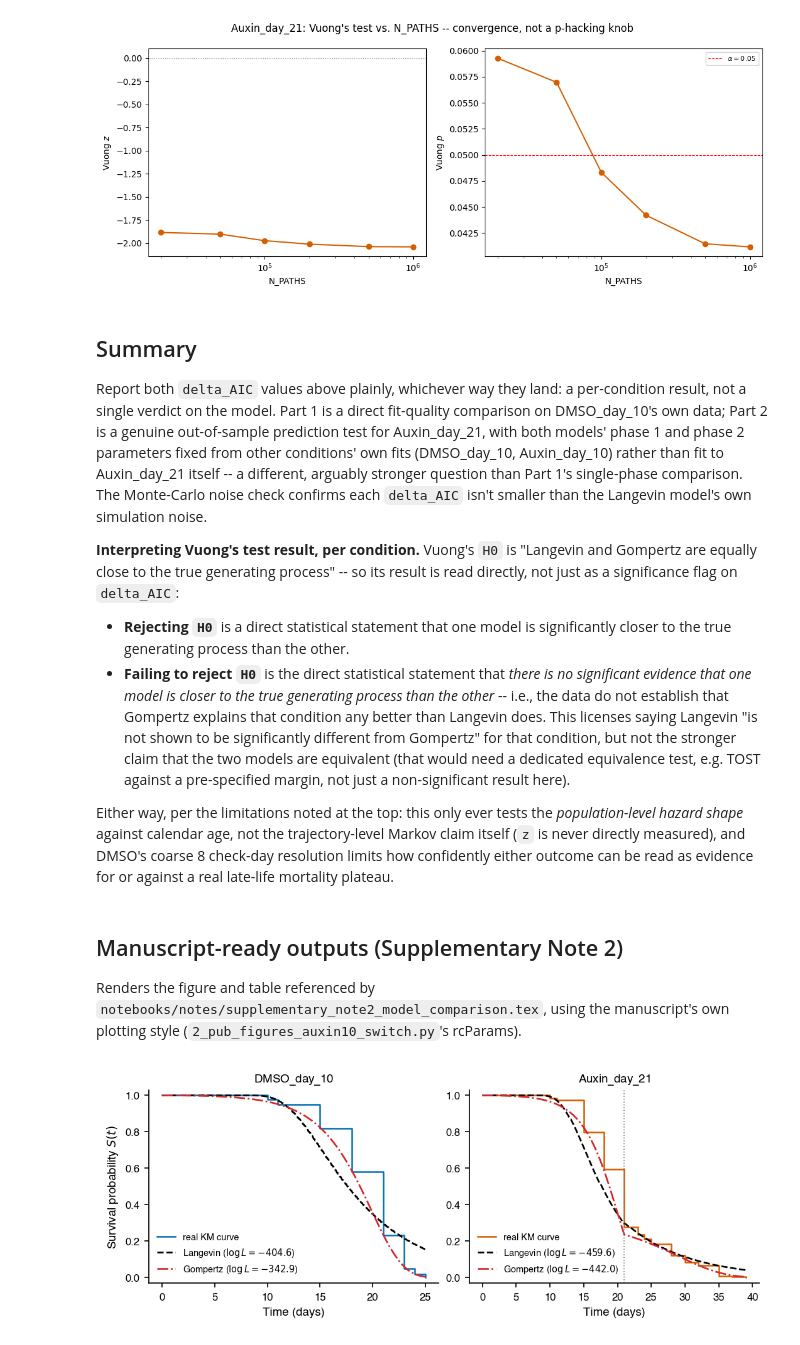
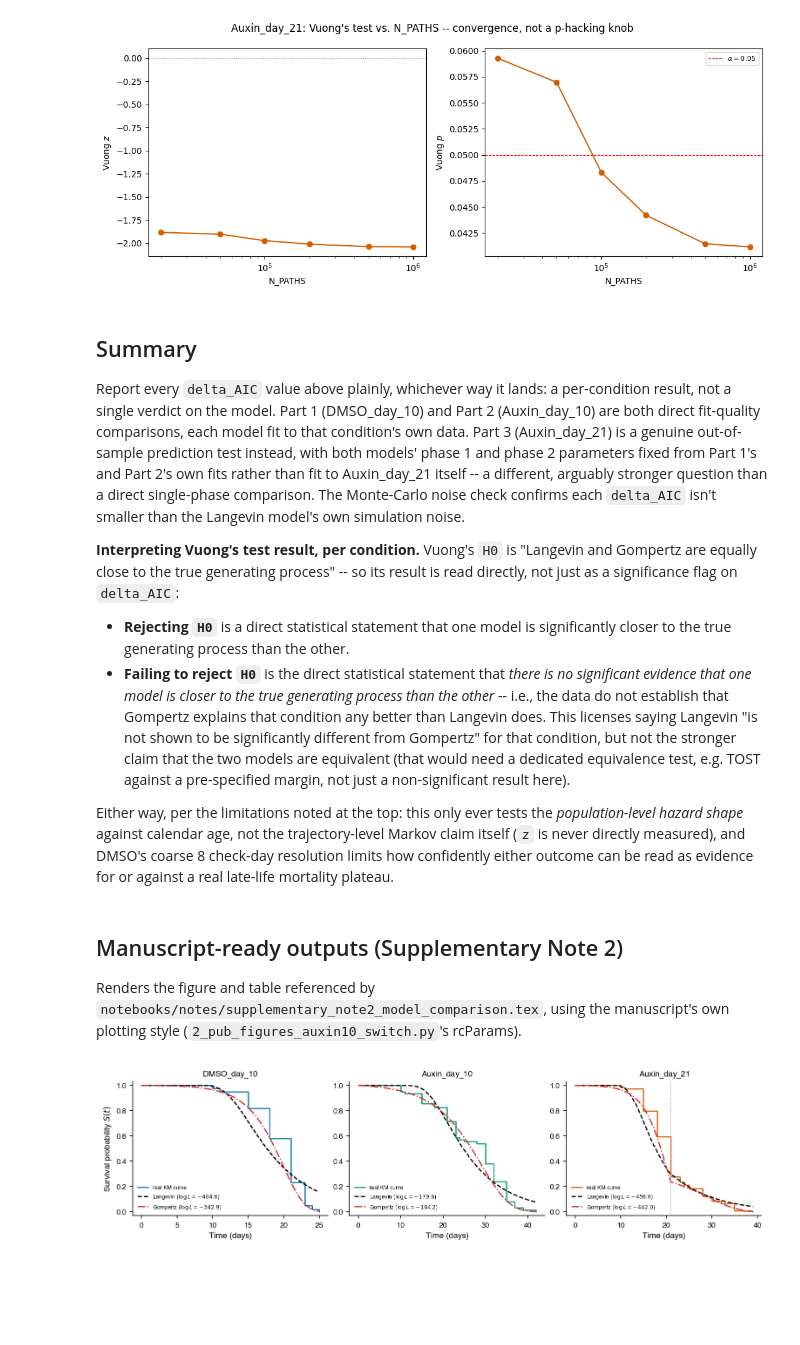
Before and after one commit to GruberComputational/c_elegans_unstable, a Jupyter notebook: notebooks/99_markov_vs_age_dependent.ipynb, the cells around one changed output. Saved outputs shown, nothing was run; the diff lists cells and outputs as text; code cells hidden in the pictures; blank space fills up the shorter version.

```diff
--- a/notebooks/99_markov_vs_age_dependent.ipynb
+++ b/notebooks/99_markov_vs_age_dependent.ipynb
@@ -618,15 +678,15 @@ Langevin logL Monte-Carlo check, Auxin_day_21: mean=-459.9, SE=0.36  (logL_Lange
 # %%
 kmf_auxin21 = kaplan_meier_curve(d_auxin21)
 t_plot21 = np.linspace(0, d_auxin21.t.max(), 400)
-T_plot_sim2 = simulate_two_phase(
+T_plot_sim3 = simulate_two_phase(
     N_PATHS, a0, Z0, alpha1, Z1, sigma_sq0, t_switch, d_auxin21.t.max(), dt=0.1,
 )
-S_langevin2_plot = km_from_fpt(T_plot_sim2, t_plot21, t_max=d_auxin21.t.max())
-S_gomp2_plot = gompertz_survival_two_phase(t_plot21, M0_dmso, alpha_g_dmso, M0_2, alpha_g2, t_switch)
+S_langevin3_plot = km_from_fpt(T_plot_sim3, t_plot21, t_max=d_auxin21.t.max())
+S_gomp3_plot = gompertz_survival_two_phase(t_plot21, M0_dmso, alpha_g_dmso, M0_a10, alpha_g_a10, t_switch)
 
 fig, ax = plt.subplots(figsize=(8, 6))
-plot_survival_comparison(ax, kmf_auxin21, t_plot21, S_langevin2_plot, S_gomp2_plot,
-                          logL_langevin2, logL_gomp2, color="#D55E00",
+plot_survival_comparison(ax, kmf_auxin21, t_plot21, S_langevin3_plot, S_gomp3_plot,
+                          logL_langevin3, logL_gomp3, color="#D55E00",
                           title="Auxin_day_21: Langevin vs. Gompertz model", t_switch=t_switch)
 plt.tight_layout()
 plt.show()
@@ -651,7 +711,7 @@ for n_paths_i in N_PATHS_SWEEP:
     S_langevin_i = langevin_survival_two_phase(
         a0, Z0, alpha1, Z1, sigma_sq0, t_switch, d_auxin21, n_paths=n_paths_i, seed=0,
     )
-    z_i, p_i = vuong_test(S_langevin_i, S_gomp2_grid, d_auxin21, k_langevin2, k_gomp2)
+    z_i, p_i = vuong_test(S_langevin_i, S_gomp3_grid, d_auxin21, k_langevin3, k_gomp3)
     convergence_rows.append({"N_PATHS": n_paths_i, "z": z_i, "p": p_i})
 
 convergence_df = pd.DataFrame(convergence_rows)
@@ -684,15 +744,16 @@ plt.show()
 # %% [markdown]
 ## Summary
 
-Report both `delta_AIC` values above plainly, whichever way they land:
-a per-condition result, not a single verdict on the model. Part 1 is a
-direct fit-quality comparison on DMSO_day_10's own data; Part 2 is a
-genuine out-of-sample prediction test for Auxin_day_21, with both models'
-phase 1 and phase 2 parameters fixed from other conditions' own fits
-(DMSO_day_10, Auxin_day_10) rather than fit to Auxin_day_21 itself --
-a different, arguably stronger question than Part 1's single-phase
-comparison. The Monte-Carlo noise check confirms each `delta_AIC` isn't
-smaller than the Langevin model's own simulation noise.
+Report every `delta_AIC` value above plainly, whichever way it lands: a
+per-condition result, not a single verdict on the model. Part 1
+(DMSO_day_10) and Part 2 (Auxin_day_10) are both direct fit-quality
+comparisons, each model fit to that condition's own data. Part 3
+(Auxin_day_21) is a genuine out-of-sample prediction test instead, with
+both models' phase 1 and phase 2 parameters fixed from Part 1's and Part
+2's own fits rather than fit to Auxin_day_21 itself -- a different,
+arguably stronger question than a direct single-phase comparison. The
+Monte-Carlo noise check confirms each `delta_AIC` isn't smaller than the
+Langevin model's own simulation noise.
 
 **Interpreting Vuong's test result, per condition.** Vuong's `H0` is
 "Langevin and Gompertz are equally close to the true generating
@@ -741,43 +802,51 @@ plt.rcParams.update({
     "lines.linewidth": 1.5,
     "figure.dpi": 150,
     "savefig.dpi": 300,
     "axes.spines.top": False,
     "axes.spines.right": False,
     "legend.frameon": False,
     "axes.grid": False,
 })
 cm = 1 / 2.54
 
-fig_s2, axes_s2 = plt.subplots(1, 2, figsize=(18 * cm, 7 * cm))
+fig_s2, axes_s2 = plt.subplots(1, 3, figsize=(26 * cm, 7 * cm))
 
 axes_s2[0].step(kmf_dmso.survival_function_.index, kmf_dmso.survival_function_.iloc[:, 0],
                 where="post", color="#0072B2", lw=1.2, label="real KM curve")
 axes_s2[0].plot(t_plot, S_langevin1_plot, ls="--", color="black", lw=1.3,
                  label=rf"Langevin ($\log L={logL_langevin1:.1f}$)")
 axes_s2[0].plot(t_plot, S_gomp1_plot, ls="-.", color="tab:red", lw=1.3,
                  label=rf"Gompertz ($\log L={logL_gomp1:.1f}$)")
 axes_s2[0].set_title("DMSO$\\_$day$\\_$10")
 
-axes_s2[1].step(kmf_auxin21.survival_function_.index, kmf_auxin21.survival_function_.iloc[:, 0],
+axes_s2[1].step(kmf_auxin10.survival_function_.index, kmf_auxin10.survival_function_.iloc[:, 0],
+                where="post", color="#009E73", lw=1.2, label="real KM curve")
+axes_s2[1].plot(t_plot_a10, S_langevin2_plot, ls="--", color="black", lw=1.3,
+                 label=rf"Langevin ($\log L={logL_langevin2:.1f}$)")
+axes_s2[1].plot(t_plot_a10, S_gomp2_plot, ls="-.", color="tab:red", lw=1.3,
+                 label=rf"Gompertz ($\log L={logL_gomp2:.1f}$)")
+axes_s2[1].set_title("Auxin$\\_$day$\\_$10")
+
+axes_s2[2].step(kmf_auxin21.survival_function_.index, kmf_auxin21.survival_function_.iloc[:, 0],
                 where="post", color="#D55E00", lw=1.2, label="real KM curve")
-axes_s2[1].plot(t_plot21, S_langevin2_plot, ls="--", color="black", lw=1.3,
-                 label=rf"Langevin ($\log L={logL_langevin2:.1f}$)")
-axes_s2[1].plot(t_plot21, S_gomp2_plot, ls="-.", color="tab:red", lw=1.3,
-                 label=rf"Gompertz ($\log L={logL_gomp2:.1f}$)")
-axes_s2[1].axvline(t_switch, color="gray", lw=0.8, ls=":")
-axes_s2[1].set_title("Auxin$\\_$day$\\_$21")
+axes_s2[2].plot(t_plot21, S_langevin3_plot, ls="--", color="black", lw=1.3,
+                 label=rf"Langevin ($\log L={logL_langevin3:.1f}$)")
+axes_s2[2].plot(t_plot21, S_gomp3_plot, ls="-.", color="tab:red", lw=1.3,
+                 label=rf"Gompertz ($\log L={logL_gomp3:.1f}$)")
+axes_s2[2].axvline(t_switch, color="gray", lw=0.8, ls=":")
+axes_s2[2].set_title("Auxin$\\_$day$\\_$21")
 
 for ax in axes_s2:
     ax.set_xlabel("Time (days)")
     ax.set_ylim(-0.03, 1.03)
-    ax.legend(loc="lower left")
+    ax.legend(loc="lower left", fontsize=6)
 axes_s2[0].set_ylabel("Survival probability $S(t)$")
 
 fig_s2.tight_layout(pad=0.6)
 fig_s2.savefig(NOTES_DIR / "supp_note2_fig.png", bbox_inches="tight", dpi=600)
 plt.show()
 # %% [output]
-[figure, old version]
+[figure, new version]
 # %%
 supp2_rows = [
     {"Condition": "DMSO\\_day\\_10", "Model": "Langevin (this work)", "k": k_langevin1,
```
Also changed, not shown: parts of 10 cells of this notebook, 3 other files.
